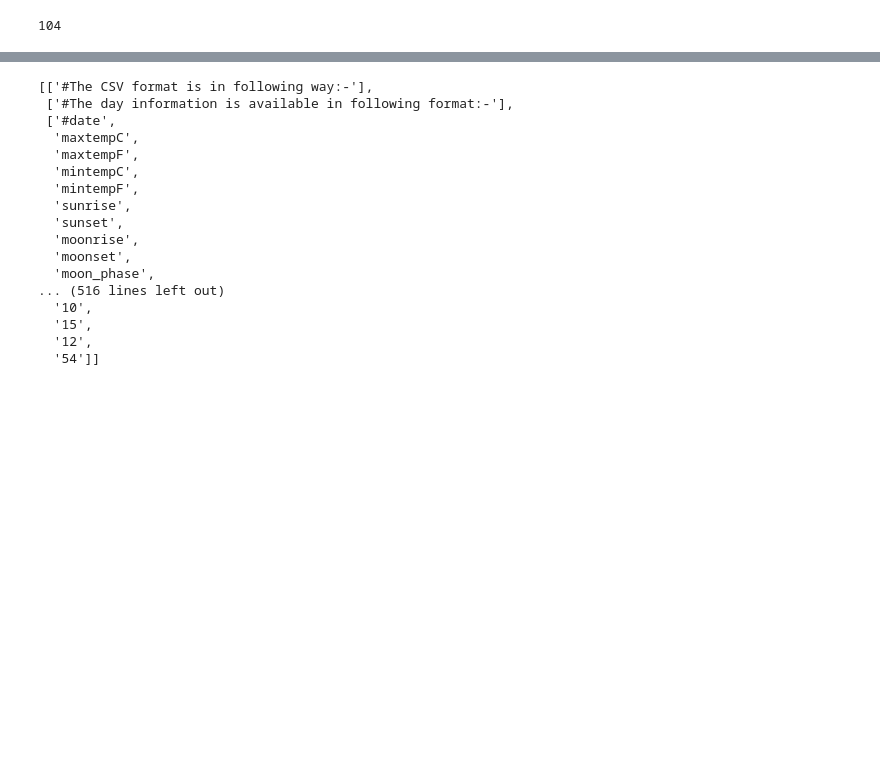
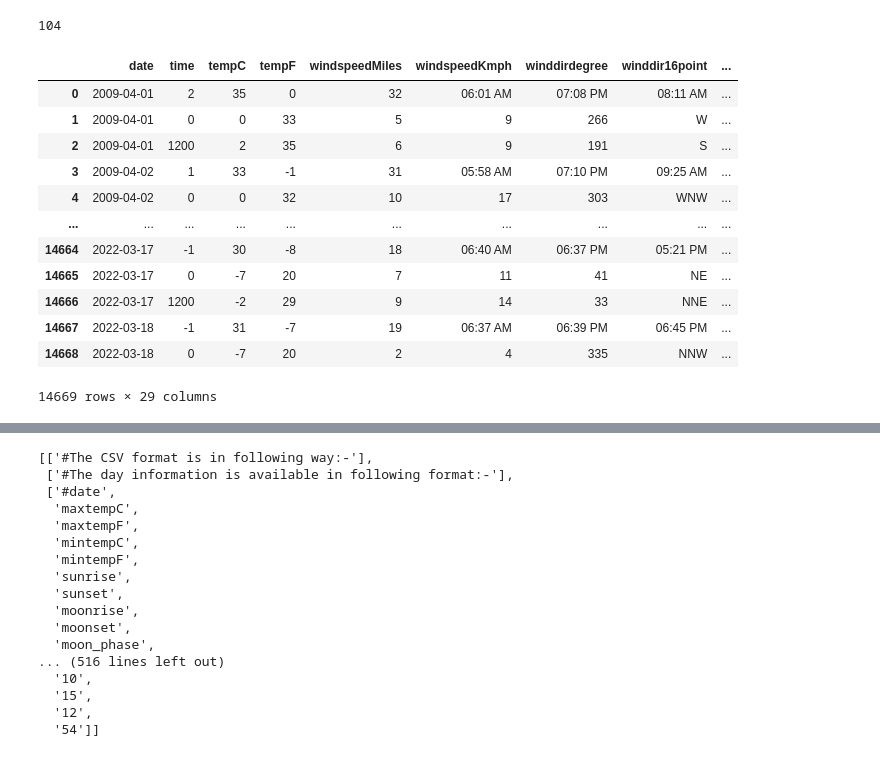
Before and after one commit to kichyr/weather_prediction, a Jupyter notebook: data_processing/new_data.ipynb, the cells around one changed output, grey strips where cells are left out. Saved outputs shown, nothing was run; the diff lists cells and outputs as text; code cells hidden in the pictures; blank space fills up the shorter version.

```diff
--- a/data_processing/new_data.ipynb
+++ b/data_processing/new_data.ipynb
@@ -278,32 +277,47 @@ len(data)
 cols = ['date',
  'time',
  'tempC',
  'tempF',
  'windspeedMiles',
  'windspeedKmph',
  'winddirdegree',
  'winddir16point',
  'weatherCode',
  'weatherIconUrl',
  'weatherDesc',
  'precipMM',
  'precipInches',
  'humidity',
  'visibilityKm',
  'visibilityMiles',
  'pressureMB',
  'pressureInches',
  'cloudcover',
  'HeatIndexC',
  'HeatIndexF',
  'DewPointC',
  'DewPointF',
  'WindChillC',
  'WindChillF',
  'WindGustMiles',
  'WindGustKmph',
  'FeelsLikeC',
  'FeelsLikeF']
 data_w = pd.read_csv('Weather_data.csv', names=cols)
+data_w
+# %% [output]
+|  | date | time | tempC | tempF | windspeedMiles | windspeedKmph | winddirdegree | winddir16point | ... |
+| 0 | 2009-04-01 | 2 | 35 | 0 | 32 | 06:01 AM | 07:08 PM | 08:11 AM | ... |
+| 1 | 2009-04-01 | 0 | 0 | 33 | 5 | 9 | 266 | W | ... |
+| 2 | 2009-04-01 | 1200 | 2 | 35 | 6 | 9 | 191 | S | ... |
+| 3 | 2009-04-02 | 1 | 33 | -1 | 31 | 05:58 AM | 07:10 PM | 09:25 AM | ... |
+| 4 | 2009-04-02 | 0 | 0 | 32 | 10 | 17 | 303 | WNW | ... |
+| ... | ... | ... | ... | ... | ... | ... | ... | ... | ... |
+| 14664 | 2022-03-17 | -1 | 30 | -8 | 18 | 06:40 AM | 06:37 PM | 05:21 PM | ... |
+| 14665 | 2022-03-17 | 0 | -7 | 20 | 7 | 11 | 41 | NE | ... |
+| 14666 | 2022-03-17 | 1200 | -2 | 29 | 9 | 14 | 33 | NNE | ... |
+| 14667 | 2022-03-18 | -1 | 31 | -7 | 19 | 06:37 AM | 06:39 PM | 06:45 PM | ... |
+| 14668 | 2022-03-18 | 0 | -7 | 20 | 2 | 4 | 335 | NNW | ... |
+14669 rows × 29 columns
 # %%
 data_w = data_w.dropna()
```
Also changed, not shown: parts of 4 cells of this notebook, 5 other files.
